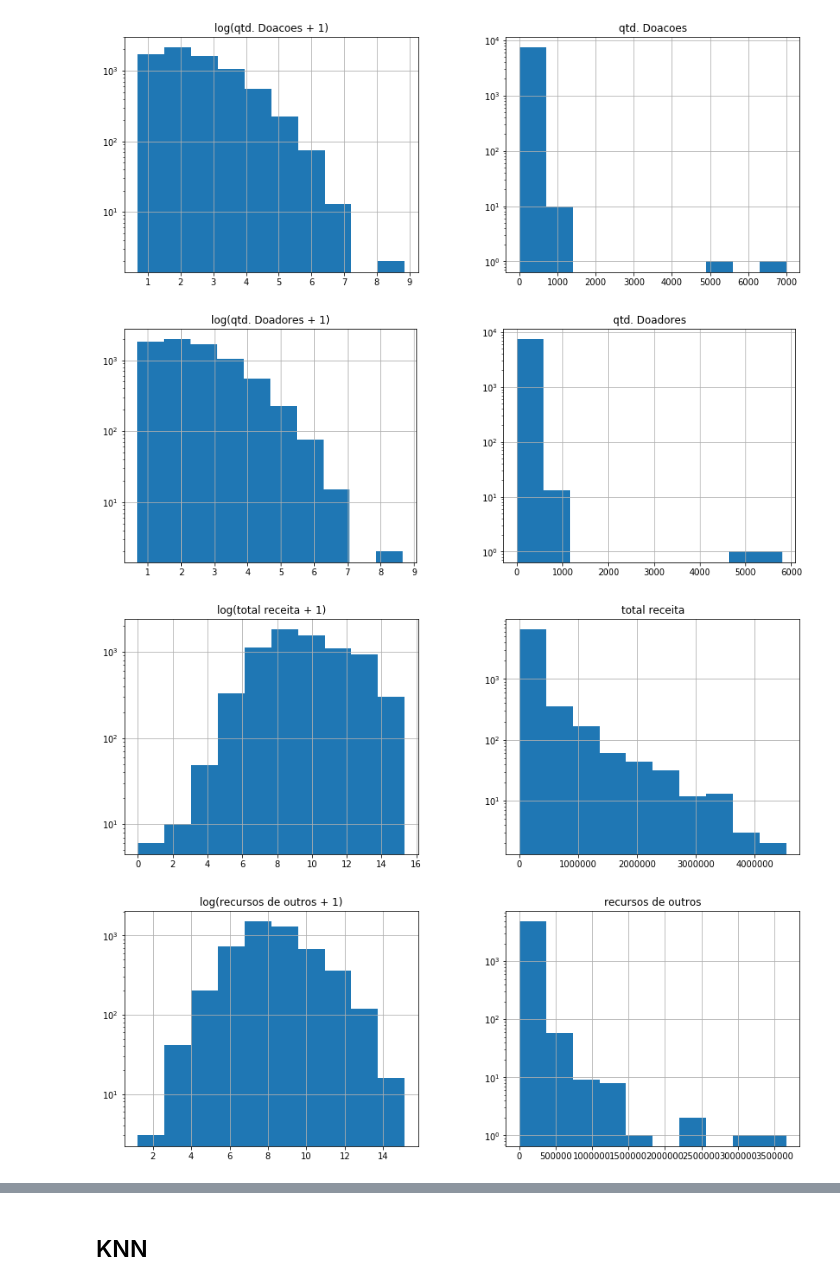
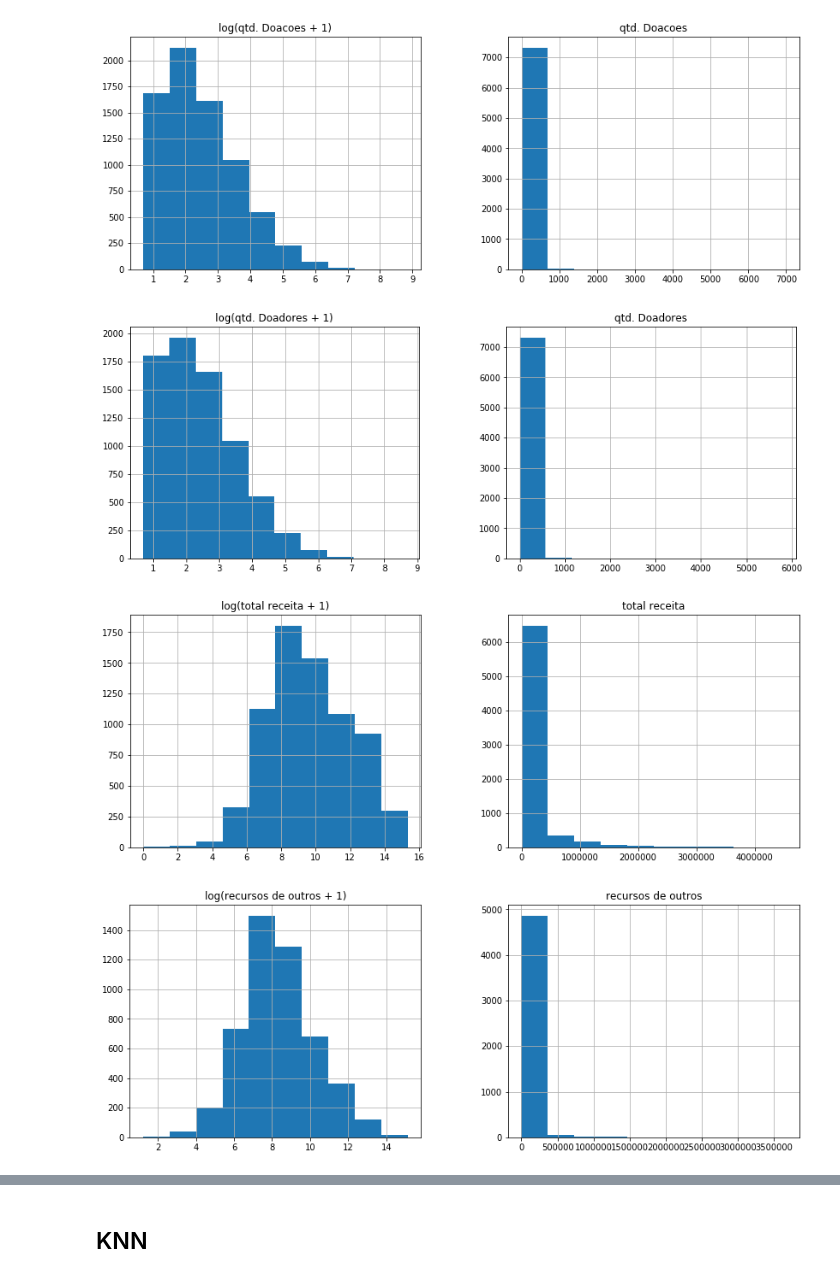
Before and after one commit to RenatoEly/aprendizagemDeMaquina, a Jupyter notebook: Ex3/previsão votação de deputados.ipynb, the cells around one changed output, grey strips where cells are left out. Saved outputs shown, nothing was run; the diff lists cells and outputs as text; code cells hidden in the pictures.

```diff
--- a/Ex3/previsão votação de deputados.ipynb
+++ b/Ex3/previsão votação de deputados.ipynb
@@ -13,0 +16,3 @@ matplotlib.rcParams['figure.figsize'] = (14.0, 5.0)
+# %%
+data = data.drop(columns=['media_receita','media_despesa','nome', 'sequencial_candidato'])
+teste = teste.drop(columns=['media_receita','media_despesa','nome', 'sequencial_candidato'])
@@ -14,27 +22,29 @@ matplotlib.rcParams['figure.figsize'] = (14.0, 5.0)
 # %%
+matplotlib.rcParams['figure.figsize'] = (14.0, 5.0)
+
 df_votos = pd.DataFrame({"votos":data["votos"], "log(votos + 1)":np.log1p(data["votos"])})
-df_votos.hist(log=True)
+df_votos.hist()
 
 df_qtdDoacoes = pd.DataFrame({"qtd. Doacoes":data["quantidade_doacoes"], "log(qtd. Doacoes + 1)":np.log1p(data["quantidade_doacoes"])})
-df_qtdDoacoes.hist(log=True)
+df_qtdDoacoes.hist()
 
 df_qtdDoadores = pd.DataFrame({"qtd. Doadores":data["quantidade_doadores"], "log(qtd. Doadores + 1)":np.log1p(data["quantidade_doadores"])})
-df_qtdDoadores.hist(log=True)
+df_qtdDoadores.hist()
 
 df_totalReceita = pd.DataFrame({"total receita":data["total_receita"], "log(total receita + 1)":np.log1p(data["total_receita"])})
-df_totalReceita.hist(log=True)
+df_totalReceita.hist()
 
 df_recursosOutros = pd.DataFrame({"recursos de outros":data["recursos_de_outros_candidatos/comites"], "log(recursos de outros + 1)":np.log1p(data["recursos_de_outros_candidatos/comites"])})
-df_recursosOutros.hist(log=True)
+df_recursosOutros.hist()
 
 df_qtdDespesas = pd.DataFrame({"qtd. Despesas":data["quantidade_despesas"], "log(qtd. Despesas + 1)":np.log1p(data["quantidade_despesas"])})
-df_qtdDespesas.hist(log=True)
+df_qtdDespesas.hist()
 
 df_qtdFornecedores = pd.DataFrame({"qtd. Fornecedores":data["quantidade_fornecedores"], "log(qtd. Fornecedores + 1)":np.log1p(data["quantidade_fornecedores"])})
-df_qtdFornecedores.hist(log=True)
+df_qtdFornecedores.hist()
 
 df_totalDespesas = pd.DataFrame({"total despesa":data["total_despesa"], "log(total despesa + 1)":np.log1p(data["total_despesa"])})
-df_totalDespesas.hist(log=True)
+df_totalDespesas.hist()
 # %% [output]
 array([[<matplotlib.axes._subplots.AxesSubplot object at 0x...>,
         <matplotlib.axes._subplots.AxesSubplot object at 0x...>]],
@@ -43,4 +53,4 @@ array([[<matplotlib.axes._subplots.AxesSubplot object at 0x...>,
-[figure, old version]
+[figure, new version]
-[figure, old version]
+[figure, new version]
-[figure, old version]
+[figure, new version]
-[figure, old version]
+[figure, new version]
```
Also changed, not shown: parts of 82 cells of this notebook.
